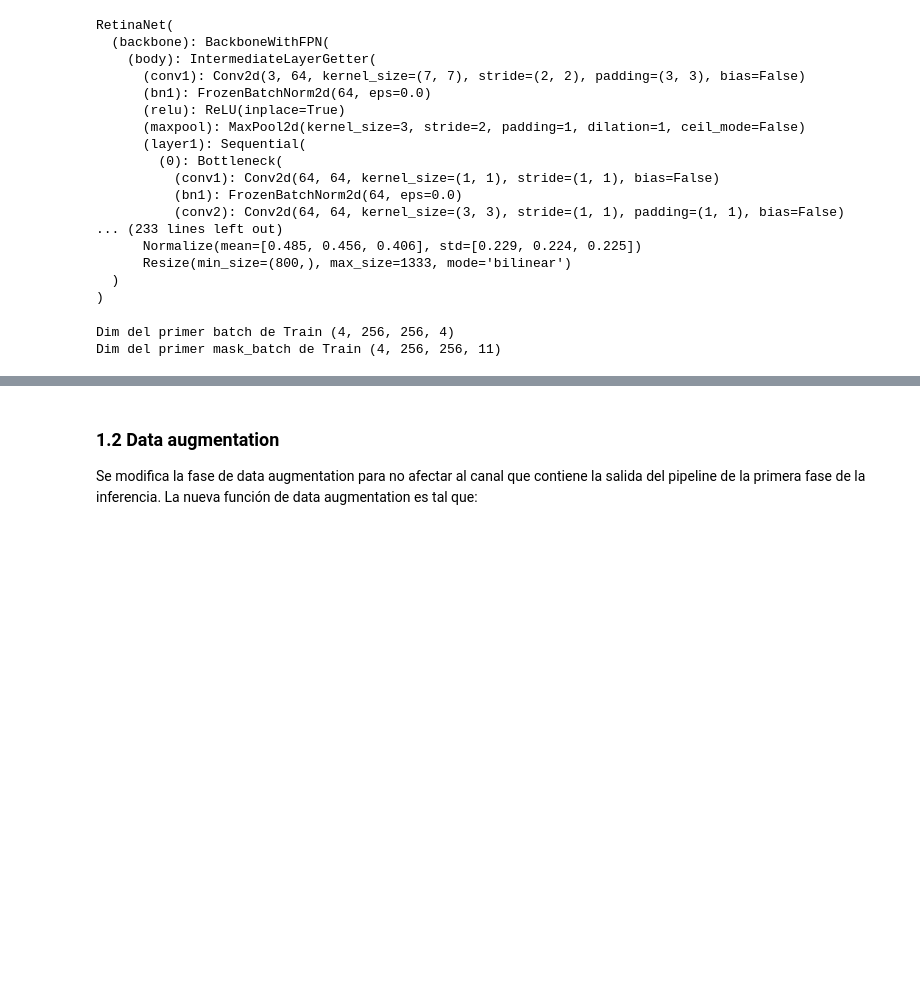
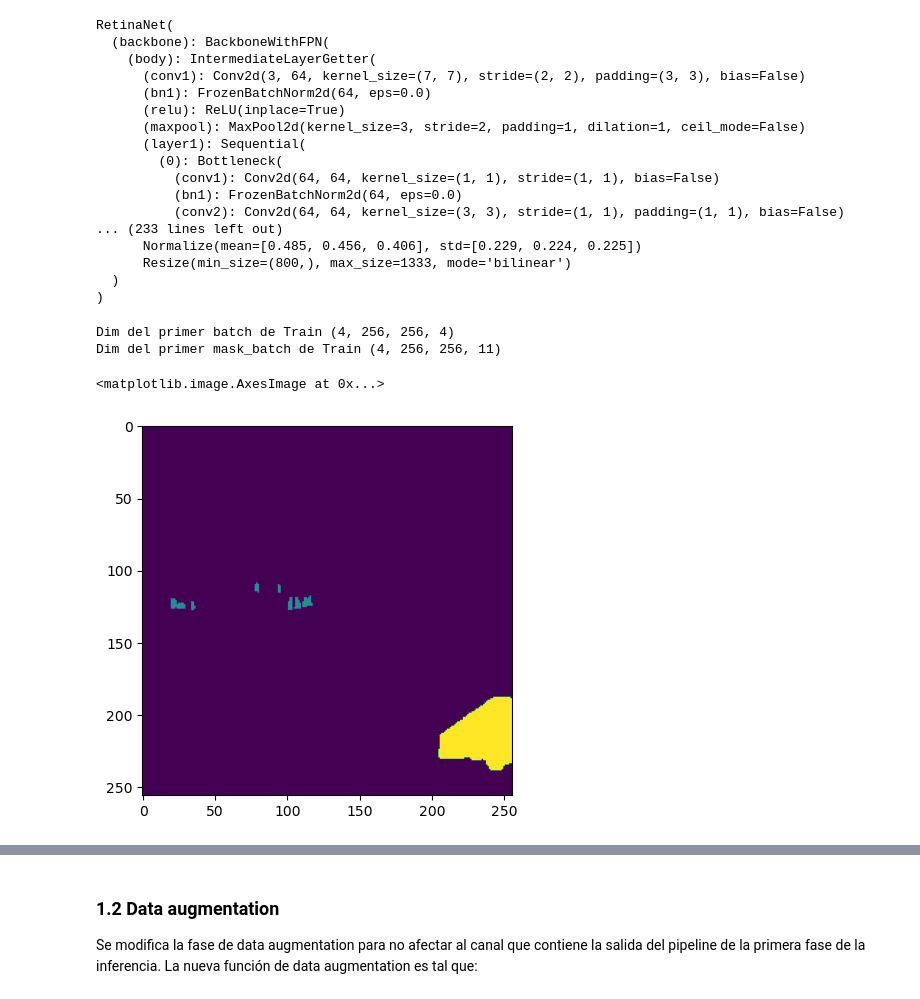
Before and after one commit to rucasca/TFM, a Jupyter notebook: src/data_modeling_final_model.ipynb, the cells around one changed output, grey strips where cells are left out. Saved outputs shown, nothing was run; the diff lists cells and outputs as text; code cells hidden in the pictures; blank space fills up the shorter version.

Commit message:
solvev problem in pipeline & developed new dataset for final model

```diff
--- a/src/data_modeling_final_model.ipynb
+++ b/src/data_modeling_final_model.ipynb
@@ -205,11 +205,11 @@ def process_inference_retina_sam(image, retina_model, sam_model, mapper_indexMod
     if(flag_found):
         final_mask = final_mask[0]
     current_scores = current_scores[0]
-    final_mask = get_one_hot_mask(current_scores, final_mask,categories_names_by_index )
+    final_mask_probs = get_one_hot_mask(current_scores, final_mask,categories_names_by_index )
 
 
 
-    return final_mask, current_scores
+    return final_mask, final_mask_probs
 # %%
 image, mask = get_data_id_image(img_ids[0], coco,DIR_TRAIN_IMGS , category_info_objetive)
 
@@ -282,16 +282,20 @@ def serialize_example(img_id, coco,path_images, id_objetives ):
 
 
     ###   PIPELINE INFERENCE   #####
-    _ , current_scores  = process_inference_retina_sam(image, retina_model, sam_model, mapper_indexModel_index_result, category_info_objetive)
+    pipeline_mask , _  = process_inference_retina_sam(img, retina_model, sam_model, mapper_indexModel_index_result, category_info_objetive)
 
     # print("shae", mask.shape)
     # print("masl", np.unique(mask))
 
     img = cv2.resize(img, (256, 256))
+    pipeline_mask = cv2.resize(pipeline_mask, (256, 256), interpolation=cv2.INTER_NEAREST)
     mask = cv2.resize(mask, (256, 256), interpolation=cv2.INTER_NEAREST)
+
     img_codificada = tf.io.encode_jpeg(img).numpy()
     mask = mask.astype(np.uint8)
     mask_raw = mask.tobytes()
+    pipeline_mask = pipeline_mask.astype(np.uint8)
+    pipeline_mask_raw = pipeline_mask.tobytes()
     mask_shape = list(mask.shape)
 
     pipeline_output =  current_scores.astype(np.uint8)
@@ -300,7 +304,7 @@ def serialize_example(img_id, coco,path_images, id_objetives ):
 
     feature = {
         "image":tf.train.Feature(bytes_list=tf.train.BytesList(value=[img_codificada])),
-        "pipeline_output":tf.train.Feature(bytes_list=tf.train.BytesList(value=[mask_raw])),
+        "pipeline_output":tf.train.Feature(bytes_list=tf.train.BytesList(value=[pipeline_mask_raw])),
         "mask":tf.train.Feature(bytes_list=tf.train.BytesList(value=[mask_raw])),
         "mask_shape":tf.train.Feature(int64_list=tf.train.Int64List(value=mask_shape))
     }
@@ -407,3 +386,8 @@ for img_batch, mask_batch in train_ds.take(1):
 # %% [output]
 Dim del primer batch de Train (4, 256, 256, 4)
 Dim del primer mask_batch de Train (4, 256, 256, 11)
+# %%
+plt.imshow(img_batch[0,:,:,3])
+# %% [output]
+<matplotlib.image.AxesImage at 0x...>
+[figure, added]
```
Also changed, not shown: parts of 6 cells of this notebook.
